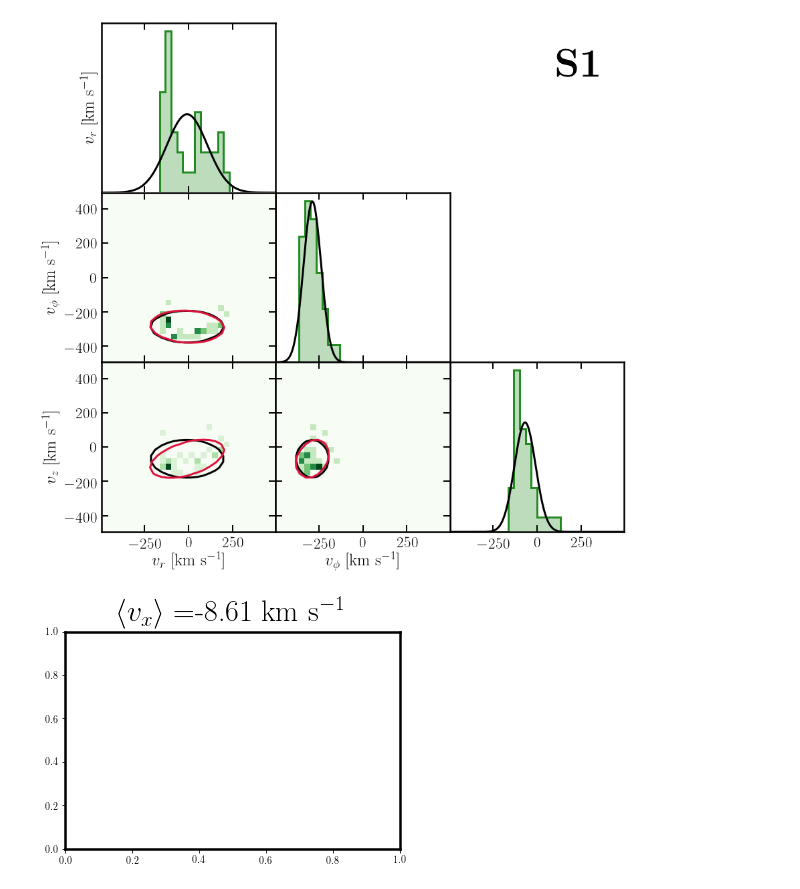
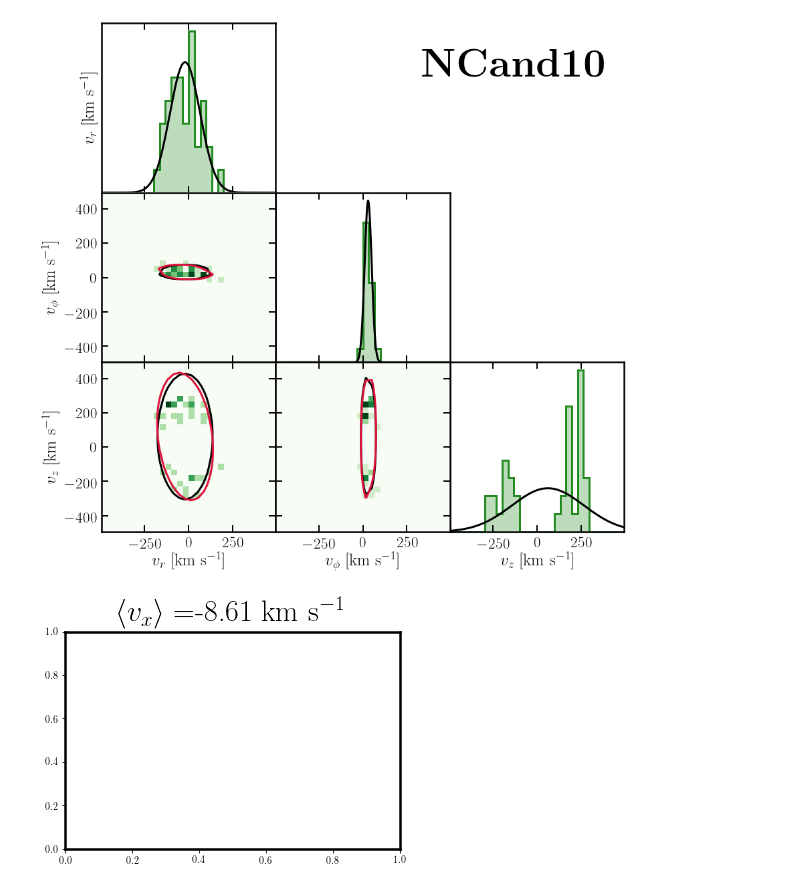
Before and after one commit to cajohare/DarkShards, a Jupyter notebook: code/Plot_stars.ipynb, the cells around one changed output. Saved outputs shown, nothing was run; the diff lists cells and outputs as text; code cells hidden in the pictures.

```diff
--- a/code/Plot_stars.ipynb
+++ b/code/Plot_stars.ipynb
@@ -12,25 +12,25 @@ from WIMPFuncs import *
 import pandas
 
 
-# df = pandas.read_csv('../GAIA_SDSS_substructures_next_30_cands.csv')
-# names = df.group_id.unique()
-# num_cands = size(names)
+df = pandas.read_csv('../GAIA_SDSS_substructures_next_30_cands.csv')
+names = df.group_id.unique()
+num_cands = size(names)
 
-# i_cand = 0
-# Cand = df.loc[df['group_id'] == names[i_cand]]
-# nstars = size(Cand,0)
+i_cand = 10
+Cand = df.loc[df['group_id'] == names[i_cand]]
+name = names[i_cand]
+nstars = size(Cand,0)
+vx = Cand.GalRVel
+vy = Cand.GalTVel
+vz = Cand.GalzVel
+
+# S1 = pandas.read_csv('../S1_only_cat_simple.csv')
+# name = 'S1'
+# nstars = size(S1,0)
 # v = zeros(shape=(nstars,3))
-# v[:,0] = Cand.GalRVel
-# v[:,1] = Cand.GalTVel
-# v[:,2] = Cand.GalzVel
-
-S1 = pandas.read_csv('../S1_only_cat_simple.csv')
-name = 'S1'
-nstars = size(S1,0)
-v = zeros(shape=(nstars,3))
-vx = S1.GalRVel
-vy = S1.GalphiVel
-vz = S1.GalzVel
+# vx = S1.GalRVel
+# vy = S1.GalphiVel
+# vz = S1.GalzVel
 
 vx0 = mean(vx)
 vy0 = mean(vy)
@@ -121,6 +121,8 @@ plt.hist(vz,range=[vmin,vmax],bins=nbins,color=col1,linewidth=3,histtype='step',
 plt.plot(vfine,fv_1D(vz),'k-',linewidth=3)
 plt.xlim([vmin,vmax])
 #plt.title(r'$v_z = $'+str(int(vz0))+r'$\pm$'+str(int(sigz))+r' km s$^{-1}',fontsize=tit_fontsize)
+plt.xlabel(r'$v_z$ [km s$^{-1}$]',fontsize=25)
+
 
 # 2D plots
 plt.sca(ax_yx)
@@ -146,35 +148,35 @@ plt.xlabel(r'$v_\phi$ [km s$^{-1}$]',fontsize=25)
 # ax1.tick_params(which='minor',direction='in',width=1,length=7,right=True,top=True)
 # ax2.tick_params(which='major',direction='in',width=2,length=10,right=True,top=True,pad=7,labelsize=33)
 # ax2.tick_params(which='minor',direction='in',width=1,length=7,right=True,top=True)
 # ax3.tick_params(which='major',direction='in',width=2,length=10,right=True,top=True,pad=7,labelsize=23)
 # ax3.tick_params(which='minor',direction='in',width=1,length=7,right=True,top=True)
 # ax4.tick_params(which='major',direction='in',width=2,length=10,right=True,top=True,pad=7,labelsize=23)
 # ax4.tick_params(which='minor',direction='in',width=1,length=7,right=True,top=True)
 
 ax_x.tick_params(which='major',direction='in',width=2,length=10,right=True,top=True,pad=7,labelsize=23)
 ax_y.tick_params(which='major',direction='in',width=2,length=10,right=True,top=True,pad=7,labelsize=23)
 ax_z.tick_params(which='major',direction='in',width=2,length=10,right=True,top=True,pad=7,labelsize=23)
 ax_zx.tick_params(which='major',direction='in',width=2,length=10,right=True,top=True,pad=7,labelsize=23)
 ax_yx.tick_params(which='major',direction='in',width=2,length=10,right=True,top=True,pad=7,labelsize=23)
 ax_zy.tick_params(which='major',direction='in',width=2,length=10,right=True,top=True,pad=7,labelsize=23)
 
 ax_x.set_yticks([])
 ax_y.set_yticks([])
 ax_z.set_yticks([])
 ax_x.set_yticklabels([])
 ax_x.set_xticklabels([])
 ax_y.set_yticklabels([])
 ax_y.set_xticklabels([])
 ax_z.set_yticklabels([])
 ax_yx.set_xticklabels([])
 ax_zy.set_yticklabels([])
 
-plt.gcf().text(0.8, 0.8, r'\bf {'+name+r'}', fontsize=60)
+plt.gcf().text(0.6, 0.8, r'\bf {'+name+r'}', fontsize=60)
 
 
 plt.show()
 # %% [output]
-[figure, old version]
+[figure, new version]
 # %%
 plt.title(r'$\langle v_x \rangle = $'+r'{:.2f}'.format(vx0)+r' km s$^{-1}',fontsize=tit_fontsize)
 plt.show()
```
Also changed, not shown: parts of 3 cells of this notebook, 6 other files.
